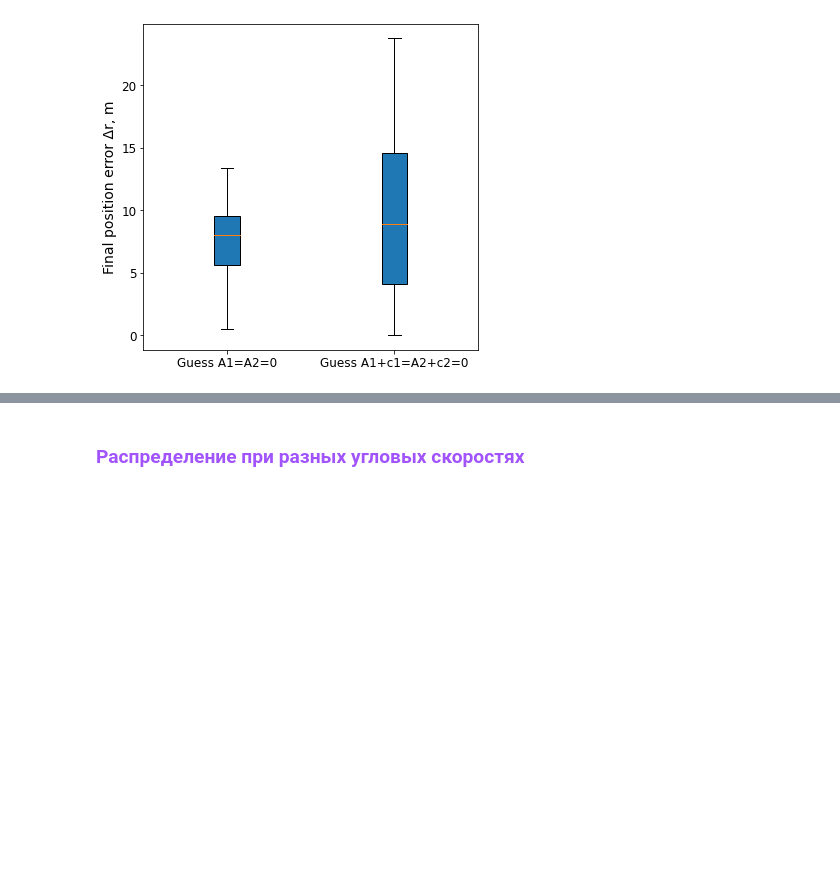
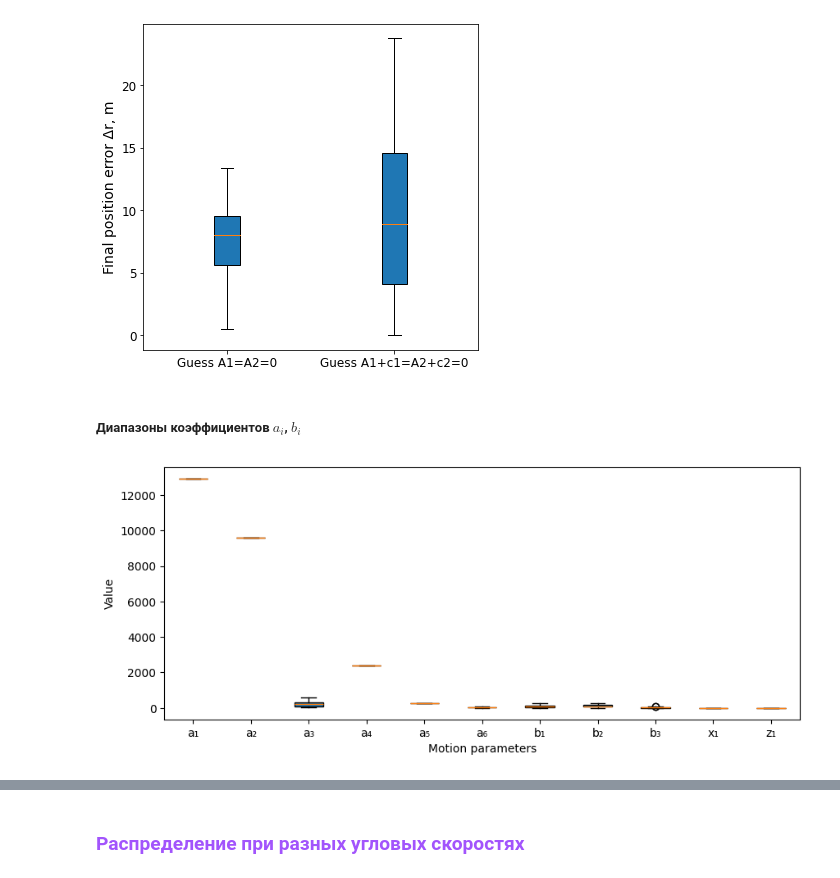
Before and after one commit to CamelCaseAverageEnjoyer/PythonCompendium, a Jupyter notebook: DissertationMaster/chapter 2.ipynb, the cells around one changed output, grey strips where cells are left out. Cells and saved outputs as stored; diff of their text form; code cells hidden in the pictures; blank space fills up the shorter version.

```diff
--- a/DissertationMaster/chapter 2.ipynb
+++ b/DissertationMaster/chapter 2.ipynb
@@ -529,3 +564,41 @@ ax[1].set_title("b)", y=-0.17)
 plt.show()
 # %% [output]
 [figure]
+# %% [markdown]
+##### Диапазоны коэффициентов $a_i$, $b_i$
+# %%
+a_1_list = []
+a_2_list = []
+a_3_list = []
+a_4_list = []
+a_5_list = []
+a_6_list = []
+b_1_list = []
+b_2_list = []
+b_3_list = []
+c_1_list = []
+c_2_list = []
+# %%
+for _ in range(40):
+    d_x, d_z, discrepansy, func_d, func_w, params = init_params(r_spread, T_max, v_max_repulsion, m_real, M_real, J_p_y_real, J_y_real)
+    vx_ub_orf_p_rand, vz_ub_orf_p_rand, x_ub_orf_p_rand, z_ub_orf_p_rand, Rc_x_rand, Rc_z_rand, Rx_ss_srf_a_rand, Rz_ss_srf_a_rand, x_ub_srf_p_rand, z_ub_srf_p_rand, x_ub_srf_a_rand, z_ub_srf_a_rand, dr_c_x_rand, dr_c_z_rand, r_x_ss_srf_a_rand, r_z_ss_srf_a_rand, x_target_srf_rand, z_target_srf_rand, x_ss_srf_a_rand, z_ss_srf_a_rand, phi_0_rand, wp_y_rand, a_1, a_2, a_3, a_4, a_5, a_6, b_1, b_2, b_3, c_1, c_2 = params
+    a_1_list += [abs(a_1)]
+    a_2_list += [abs(a_2)]
+    a_3_list += [abs(a_3)]
+    a_4_list += [abs(a_4)]
+    a_5_list += [abs(a_5)]
+    a_6_list += [abs(a_6)]
+    b_1_list += [abs(b_1)]
+    b_2_list += [abs(b_2)]
+    b_3_list += [abs(b_3)]
+    c_1_list += [abs(c_1)]
+    c_2_list += [abs(c_2)]
+
+labels = ['a₁', 'a₂', 'a₃', 'a₄', 'a₅', 'a₆', 'b₁', 'b₂', 'b₃', 'x₁', 'z₁']
+fig, ax = plt.subplots(nrows=1, ncols=1, figsize=(10, 4))
+ax.boxplot([a_1_list, a_2_list, a_3_list, a_4_list, a_5_list, a_6_list, b_1_list, b_2_list, b_3_list, c_1_list, c_2_list], vert=True, patch_artist=True,  labels=labels)
+plt.ylabel("Value")
+plt.xlabel("Motion parameters")
+plt.show()
+# %% [output]
+[figure, added]
```
Also changed, not shown: parts of 32 cells of this notebook, 3 other files.
